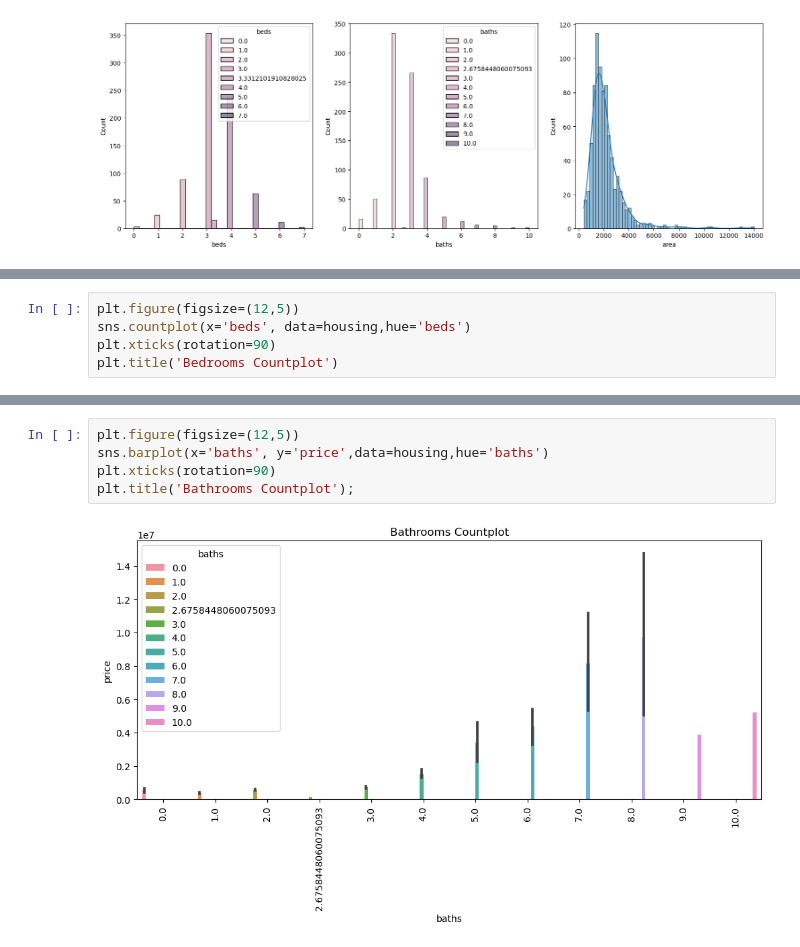
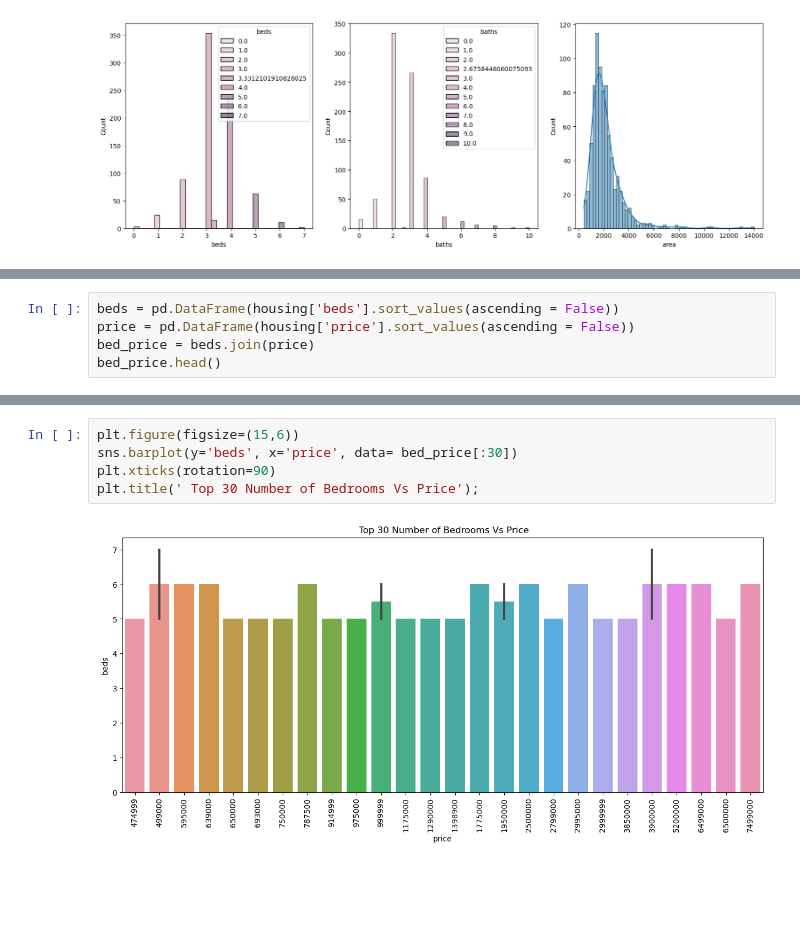
Before and after one commit to Silver0345/Data-Science, a Jupyter notebook: Austin Zillow Housing/data/EDA AUSTIN ZILOW HOUSING.ipynb, the cells around one changed output, grey strips where cells are left out. Saved outputs shown, nothing was run; the diff lists cells and outputs as text; blank space fills up the shorter version.

```diff
--- a/Austin Zillow Housing/data/EDA AUSTIN ZILOW HOUSING.ipynb
+++ b/Austin Zillow Housing/data/EDA AUSTIN ZILOW HOUSING.ipynb
@@ -278,6 +267,6 @@ plt.show()
 # %%
-plt.figure(figsize=(12,5))
-sns.countplot(x='beds', data=housing,hue='beds')
-plt.xticks(rotation=90)
-plt.title('Bedrooms Countplot')
+beds = pd.DataFrame(housing['beds'].sort_values(ascending = False))
+price = pd.DataFrame(housing['price'].sort_values(ascending = False))
+bed_price = beds.join(price)
+bed_price.head()
 # %% [output]
@@ -286,7 +279,7 @@ Text(0.5, 1.0, 'Bedrooms Countplot')
 # %%
-plt.figure(figsize=(12,5))
-sns.barplot(x='baths', y='price',data=housing,hue='baths')
+plt.figure(figsize=(15,6))
+sns.barplot(y='beds', x='price', data= bed_price[:30])
 plt.xticks(rotation=90)
-plt.title('Bathrooms Countplot');
+plt.title(' Top 30 Number of Bedrooms Vs Price');
 # %% [output]
-[figure, old version]
+[figure, new version]
```
Also changed, not shown: parts of 12 cells of this notebook, 1 other file.
